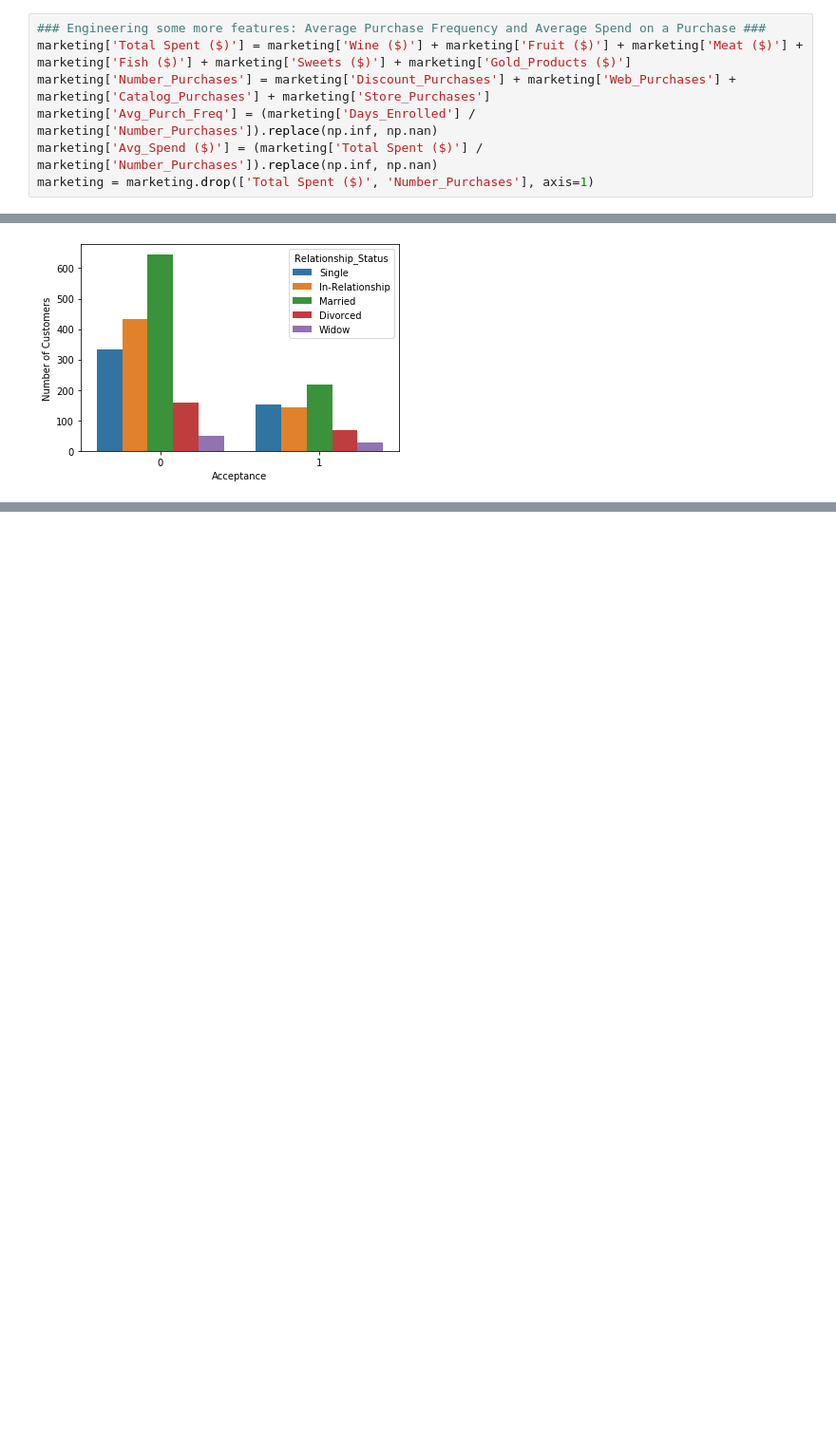
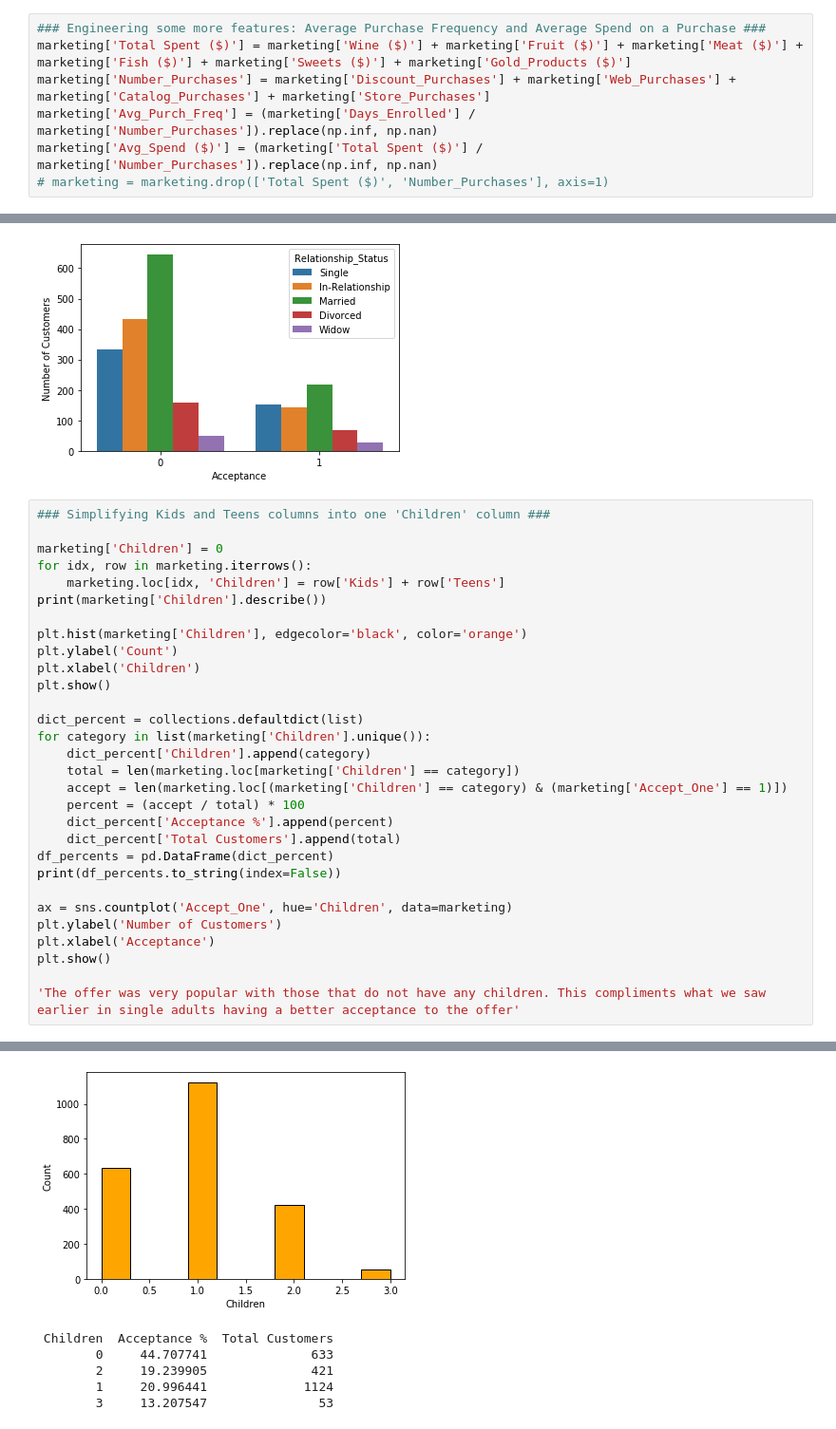
Before and after one commit to RachidRezzik/Market_Camp, a Jupyter notebook: Data_Analysis.ipynb, the cells around one changed output, grey strips where cells are left out. Shown at 95% size. Drawn from its saved outputs; the diff is of its cells as text; blank space fills up the shorter version.

Commit message:
added more visuals, features to marketing df

```diff
--- a/Data_Analysis.ipynb
+++ b/Data_Analysis.ipynb
@@ -204,7 +204,7 @@ marketing['Total Spent ($)'] = marketing['Wine ($)'] + marketing['Fruit ($)'] +
 marketing['Number_Purchases'] = marketing['Discount_Purchases'] + marketing['Web_Purchases'] + marketing['Catalog_Purchases'] + marketing['Store_Purchases']
 marketing['Avg_Purch_Freq'] = (marketing['Days_Enrolled'] / marketing['Number_Purchases']).replace(np.inf, np.nan)
 marketing['Avg_Spend ($)'] = (marketing['Total Spent ($)'] / marketing['Number_Purchases']).replace(np.inf, np.nan)
-marketing = marketing.drop(['Total Spent ($)', 'Number_Purchases'], axis=1)
+# marketing = marketing.drop(['Total Spent ($)', 'Number_Purchases'], axis=1)
 # %% [markdown]
 Upon examining the average spend data, the max average spend was 1,679 on one single purchase for a customer who had enrolled in 2012. The next highest average spend is 187, so I'm choosing to beleive this customer will not return and we can exclude them from analysis. Customers who have never made a single purchase were also excluded. In total this was just 5 customers that were excluded.
 # %%
@@ -386,3 +385,34 @@ Relationship_Status  Acceptance %  Total Customers
               Widow     35.064935               77
 'Offer seemed to be more successful with single individuals'
 [figure]
+# %%
+### Simplifying Kids and Teens columns into one 'Children' column ###
+
+marketing['Children'] = 0
+for idx, row in marketing.iterrows():
+    marketing.loc[idx, 'Children'] = row['Kids'] + row['Teens']
+print(marketing['Children'].describe())
+
+plt.hist(marketing['Children'], edgecolor='black', color='orange')
+plt.ylabel('Count')
+plt.xlabel('Children')
+plt.show()
+
+dict_percent = collections.defaultdict(list)
+for category in list(marketing['Children'].unique()):
+    dict_percent['Children'].append(category)
+    total = len(marketing.loc[marketing['Children'] == category])
+    accept = len(marketing.loc[(marketing['Children'] == category) & (marketing['Accept_One'] == 1)])
+    percent = (accept / total) * 100
+    dict_percent['Acceptance %'].append(percent)
+    dict_percent['Total Customers'].append(total)
+df_percents = pd.DataFrame(dict_percent)
+print(df_percents.to_string(index=False))
+
+ax = sns.countplot('Accept_One', hue='Children', data=marketing)
+plt.ylabel('Number of Customers')
+plt.xlabel('Acceptance')
+plt.show()
+
+'The offer was very popular with those that do not have any children. This compliments what we saw earlier in single adults having a better acceptance to the offer'
+# %% [output]
@@ -388,0 +428,6 @@ Relationship_Status  Acceptance %  Total Customers
+[figure, added]
+ Children  Acceptance %  Total Customers
+        0     44.707741              633
+        2     19.239905              421
+        1     20.996441             1124
+        3     13.207547               53
```
Also changed, not shown: parts of 4 cells of this notebook.
